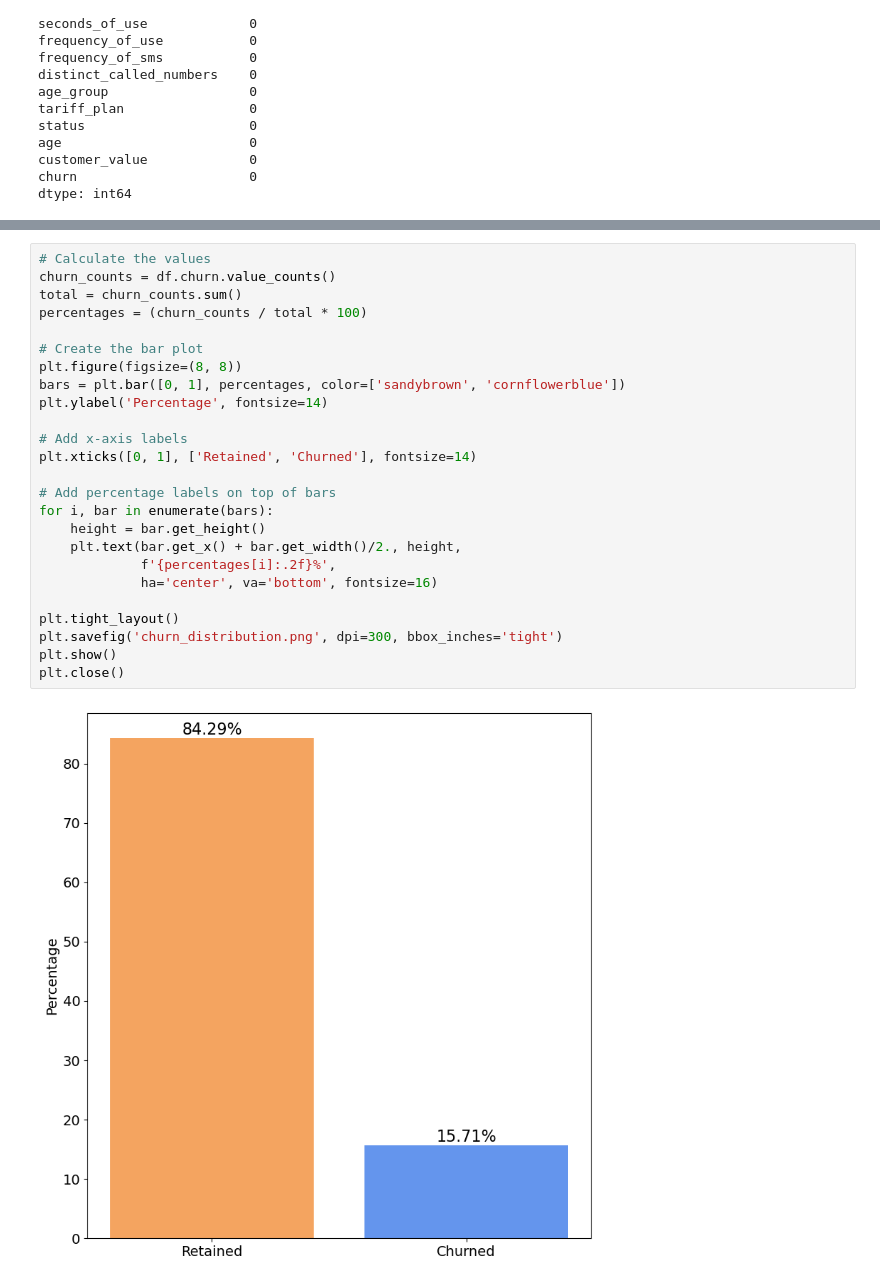
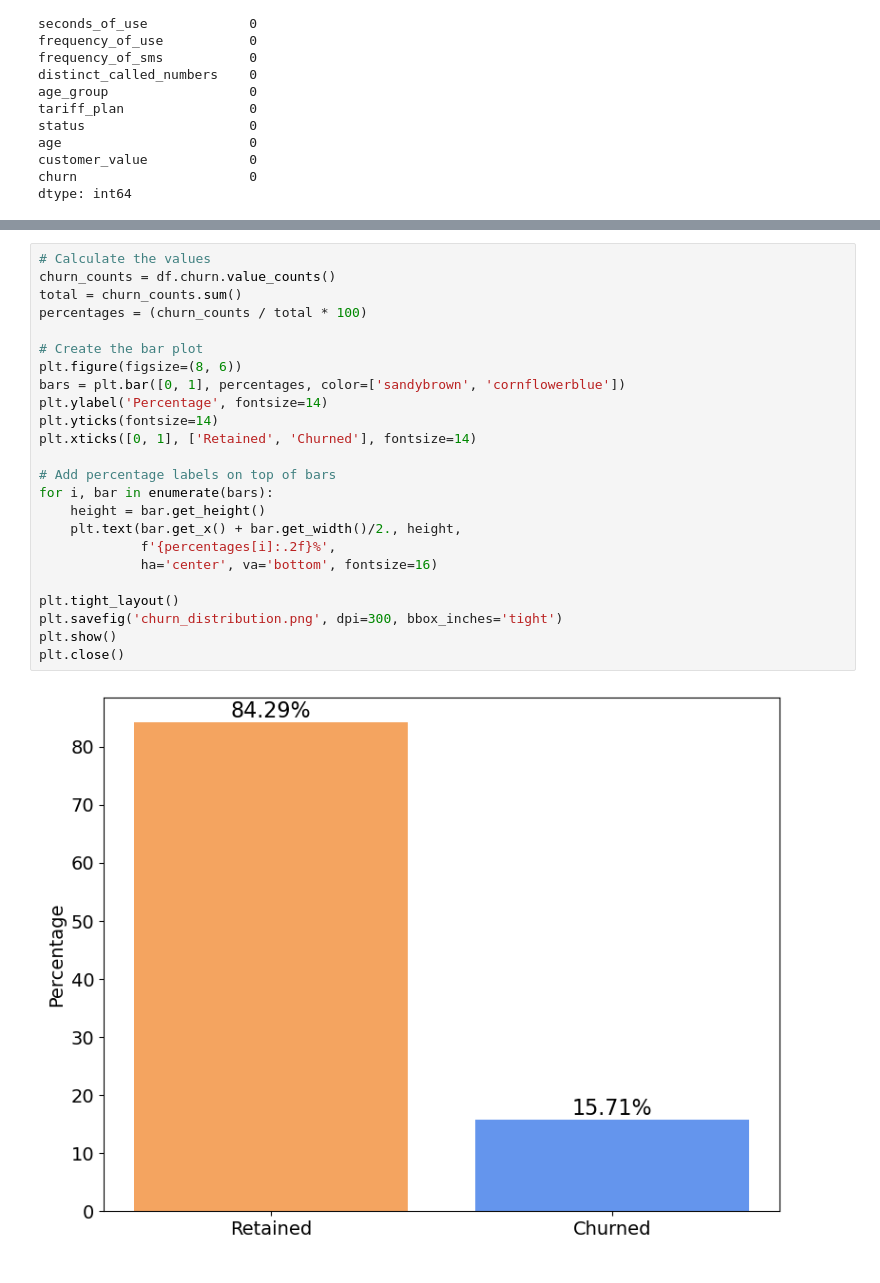
Before and after one commit to redRNR/Telecom-Churn-Prediction, a Jupyter notebook: Churn Project.ipynb, the cells around one changed output, grey strips where cells are left out. Saved outputs shown, nothing was run; the diff lists cells and outputs as text.

Commit message:
Consolidate imports and resize plot

```diff
--- a/Churn Project.ipynb
+++ b/Churn Project.ipynb
@@ -115,28 +128,27 @@ plt.close()
 # %%
 # Calculate the values
 churn_counts = df.churn.value_counts()
 total = churn_counts.sum()
 percentages = (churn_counts / total * 100)
 
 # Create the bar plot
-plt.figure(figsize=(8, 8))
+plt.figure(figsize=(8, 6))
 bars = plt.bar([0, 1], percentages, color=['sandybrown', 'cornflowerblue'])
 plt.ylabel('Percentage', fontsize=14)
-
-# Add x-axis labels
+plt.yticks(fontsize=14)
 plt.xticks([0, 1], ['Retained', 'Churned'], fontsize=14)
 
 # Add percentage labels on top of bars
 for i, bar in enumerate(bars):
     height = bar.get_height()
     plt.text(bar.get_x() + bar.get_width()/2., height,
              f'{percentages[i]:.2f}%',
              ha='center', va='bottom', fontsize=16)
 
 plt.tight_layout()
 plt.savefig('churn_distribution.png', dpi=300, bbox_inches='tight')
 plt.show()
 plt.close()
 # %% [output]
-[figure, old version]
+[figure, new version]
 # %%
```
Also changed, not shown: parts of 4 cells of this notebook, 5 other files.
